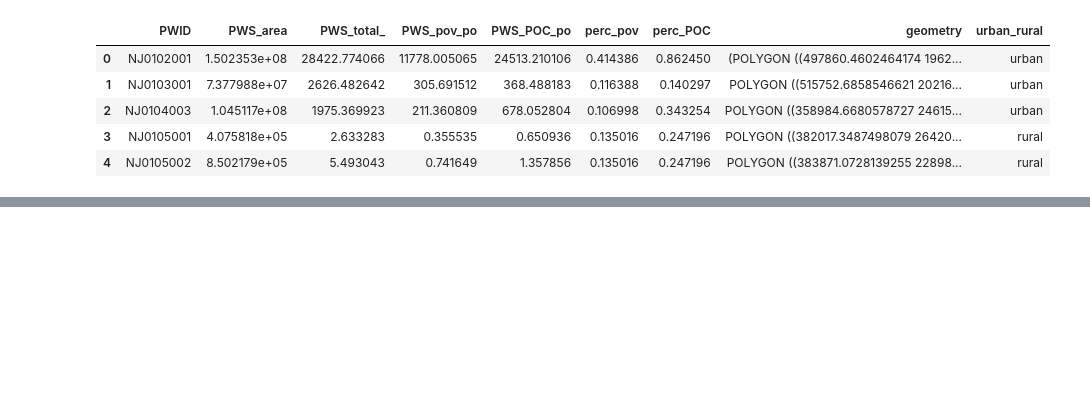
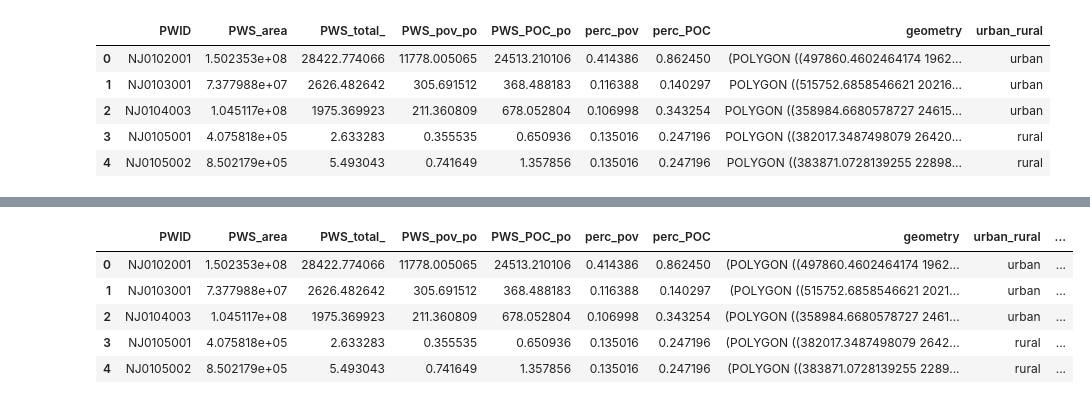
Before and after one commit to zstatmanweil/EJ-analysis-map, a Jupyter notebook: spatial-analysis/ArealWeighting.ipynb, the cells around one changed output, grey strips where cells are left out. Saved outputs shown, nothing was run; the diff lists cells and outputs as text; code cells hidden in the pictures; blank space fills up the shorter version.

Commit message:
Created a file with the areal weighting results and all necessary variables

```diff
--- a/spatial-analysis/ArealWeighting.ipynb
+++ b/spatial-analysis/ArealWeighting.ipynb
@@ -446,7 +437,7 @@ memory usage: 13.5+ KB
 None
 # %%
 # Join urban and rural data to the areal weighting results
-aw_pws = areal_weighting_pws.merge(pws_urban_rural.drop(columns="Unnamed: 0"), on='PWID')
+aw_pws = areal_weighting_pws.merge(pws_urban_rural, on='PWID')
 aw_pws.head()
 # %% [output]
 |  | PWID | PWS_area | PWS_total_ | PWS_pov_po | PWS_POC_po | perc_pov | perc_POC | geometry | urban_rural |
@@ -457,0 +451,4 @@ aw_pws.head()
+# %%
+sdwa_vios = pd.read_csv('..\Data\Created\SDWIS\sdwa_vios.csv')
+sdwa_vios = sdwa_vios.rename(columns={'PWSID': "PWID"})
+sdwa_vios.head()
@@ -457,0 +462,30 @@ aw_pws.head()
+# %%
+# Join the two datasets
+aw_pws_sdwa = pd.merge(aw_pws, sdwa_vios, on="PWID",
+                       how="left", validate="one_to_one")
+# %%
+# Replace all null values with 0 since if there isn't violation data that means
+# the water system did not recieve a violation
+aw_pws_sdwa.fillna(0, inplace=True)
+# %%
+# In order to export to a GeoJSON, I need to first upcast everything into the
+# "multi-polygon" type
+
+from shapely import geometry
+upcast_dispatch = {geometry.Point: geometry.MultiPoint,
+                   geometry.LineString: geometry.MultiLineString,
+                   geometry.Polygon: geometry.MultiPolygon}
+
+def maybe_cast_to_multigeometry(geom):
+    caster = upcast_dispatch.get(type(geom), lambda x: x[0])
+    return caster([geom])
+
+aw_pws_sdwa['geometry'] = aw_pws_sdwa.geometry.apply(maybe_cast_to_multigeometry)
+aw_pws_sdwa.head()
+# %% [output]
+|  | PWID | PWS_area | PWS_total_ | PWS_pov_po | PWS_POC_po | perc_pov | perc_POC | geometry | urban_rural | ... |
+| 0 | NJ0102001 | 1.502353e+08 | 28422.774066 | 11778.005065 | 24513.210106 | 0.414386 | 0.862450 | (POLYGON ((497860.4602464174 1962... | urban | ... |
+| 1 | NJ0103001 | 7.377988e+07 | 2626.482642 | 305.691512 | 368.488183 | 0.116388 | 0.140297 | (POLYGON ((515752.6858546621 2021... | urban | ... |
+| 2 | NJ0104003 | 1.045117e+08 | 1975.369923 | 211.360809 | 678.052804 | 0.106998 | 0.343254 | (POLYGON ((358984.6680578727 2461... | urban | ... |
+| 3 | NJ0105001 | 4.075818e+05 | 2.633283 | 0.355535 | 0.650936 | 0.135016 | 0.247196 | (POLYGON ((382017.3487498079 2642... | rural | ... |
+| 4 | NJ0105002 | 8.502179e+05 | 5.493043 | 0.741649 | 1.357856 | 0.135016 | 0.247196 | (POLYGON ((383871.0728139255 2289... | rural | ... |
```
Also changed, not shown: parts of 5 cells of this notebook.
